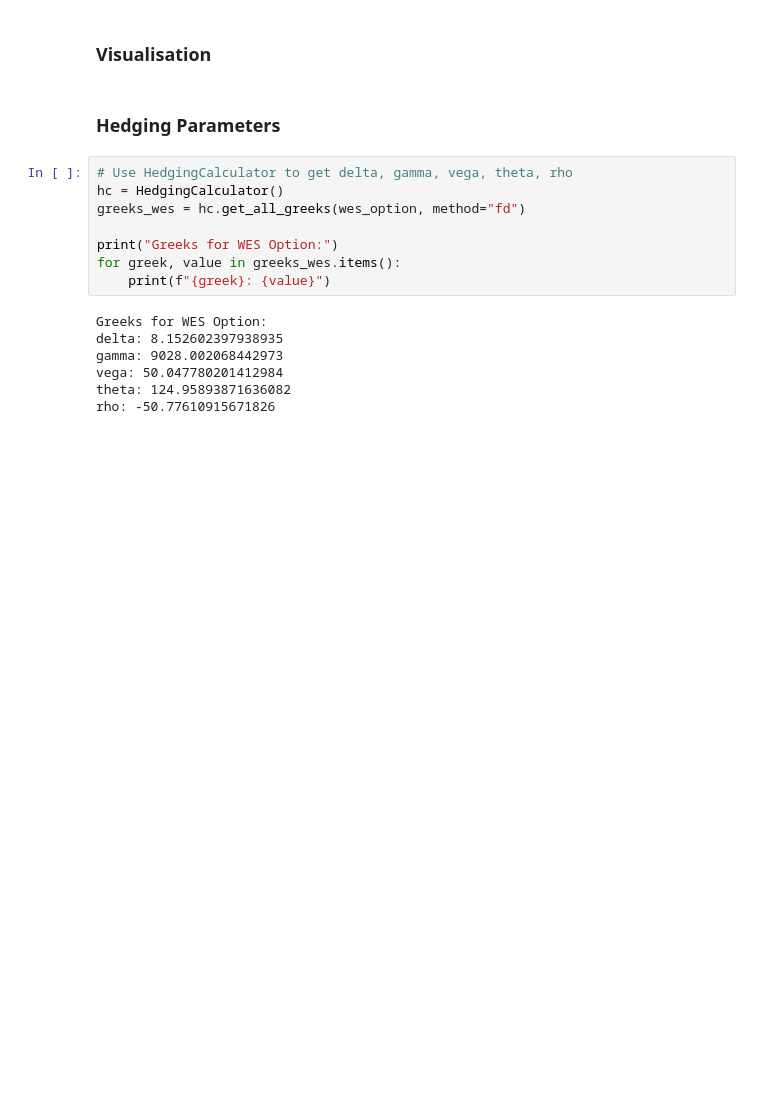
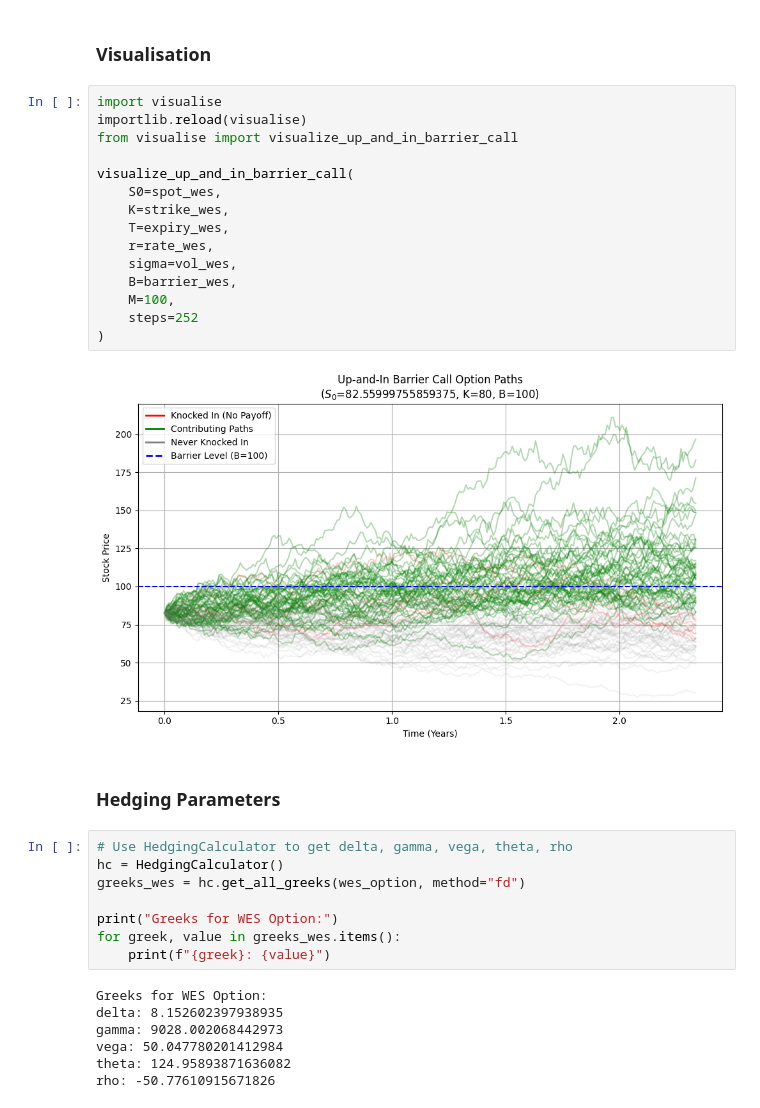
Before and after one commit to s4749543/Project3, a Jupyter notebook: trading_desk_analysis.ipynb, the cells around one changed output. Saved outputs shown, nothing was run; the diff lists cells and outputs as text; blank space fills up the shorter version.

```diff
--- a/trading_desk_analysis.ipynb
+++ b/trading_desk_analysis.ipynb
@@ -263,5 +290,22 @@ Option Price: 16.755162109025306
 # %% [markdown]
 ### Visualisation
+# %%
+import visualise
+importlib.reload(visualise)
+from visualise import visualize_up_and_in_barrier_call
+
+visualize_up_and_in_barrier_call(
+    S0=spot_wes,
+    K=strike_wes,
+    T=expiry_wes,
+    r=rate_wes,
+    sigma=vol_wes,
+    B=barrier_wes,
+    M=100,
+    steps=252
+)
+# %% [output]
+[figure, added]
 # %% [markdown]
 ### Hedging Parameters
 # %%
```
Also changed, not shown: parts of 10 cells of this notebook, 6 other files.
